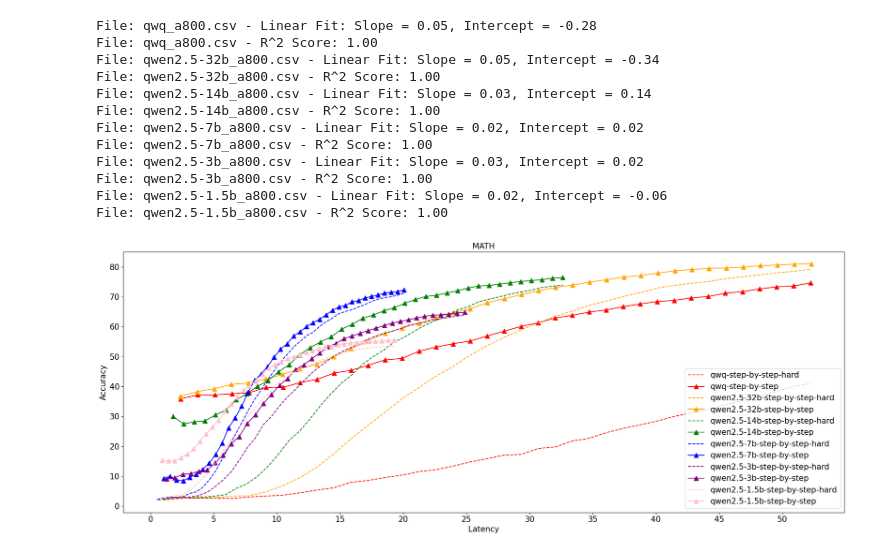
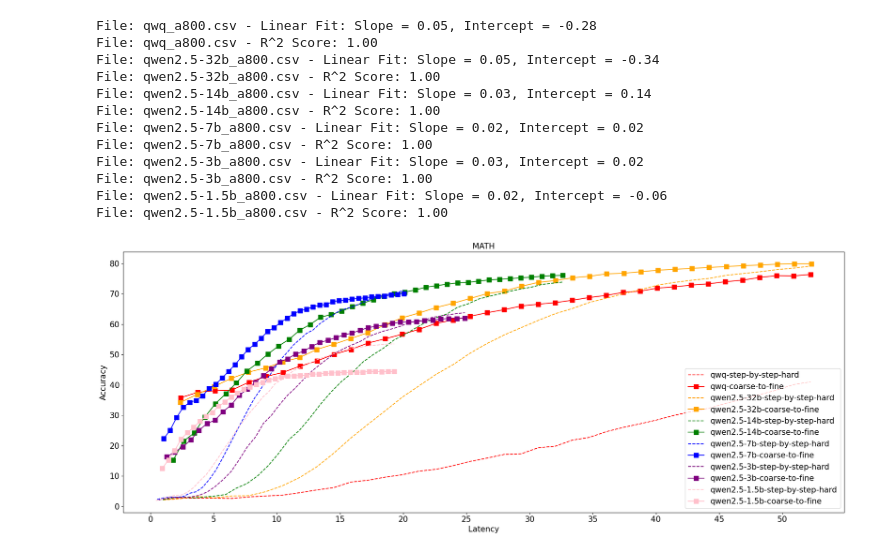
Before and after one commit to miniTsl/Time-Constrained-CoT, a Jupyter notebook: plot/plot_acc_latyency.ipynb, the cells around one changed output. Cells and saved outputs as stored; diff of their text form; code cells hidden in the pictures.

```diff
--- a/plot/plot_acc_latyency.ipynb
+++ b/plot/plot_acc_latyency.ipynb
@@ -137,7 +137,7 @@ marker_size = 8
 for index, model in enumerate(model_list):
     plt.plot(latency_lists[index], acc_lists_hard[index], markersize=marker_size, linestyle='--', color=colors[index], label= model + "-step-by-step-hard")
     plt.plot(latency_lists[index][1:], acc_lists_sbs[index][:-1], marker='^', markersize=marker_size, color=colors[index], label= model + "-step-by-step")
-    # plt.plot(latency_lists[index][1:], acc_lists_c2f[index][:-1], marker='s', markersize=marker_size, color=colors[index], label= model + "-coarse-to-fine")
+    plt.plot(latency_lists[index][1:], acc_lists_c2f[index][:-1], marker='s', markersize=marker_size, color=colors[index], label= model + "-coarse-to-fine")
 
 plt.xlabel("Latency", fontsize=15)
 plt.ylabel("Accuracy", fontsize=15)
@@ -214,20 +214,20 @@ File: qwen2.5-1.5b_a800.csv - R^2 Score: 1.00
 # %%
 plt.figure(figsize=(20, 8))
 marker_size = 8
 
 for index, model in enumerate(model_list):
     plt.plot(latency_lists[index], acc_lists_hard[index], markersize=marker_size, linestyle='--', color=colors[index], label= model + "-step-by-step-hard")
-    plt.plot(latency_lists[index][1:], acc_lists_sbs[index][:-1], marker='^', markersize=marker_size, color=colors[index], label= model + "-step-by-step")
-    # plt.plot(latency_lists[index][1:], acc_lists_c2f[index][:-1], marker='s', markersize=marker_size, color=colors[index], label= model + "-coarse-to-fine")
+    # plt.plot(latency_lists[index][1:], acc_lists_sbs[index][:-1], marker='^', markersize=marker_size, color=colors[index], label= model + "-step-by-step")
+    plt.plot(latency_lists[index][1:], acc_lists_c2f[index][:-1], marker='s', markersize=marker_size, color=colors[index], label= model + "-coarse-to-fine")
 
 plt.xlabel("Latency", fontsize=15)
 plt.ylabel("Accuracy", fontsize=15)
 plt.title(f"{dataset.upper()}", fontsize=15)
 plt.yticks(np.arange(0, 81, 10), fontsize=15)  # Set y-ticks interval to 10
 plt.xticks(np.arange(0, 51, 5), fontsize=15)    # Set x-ticks interval to 5
 # Move the legend outside the plot
 plt.legend(loc='lower right', fontsize=15)
 # Adjust layout
 plt.tight_layout()
 # %% [output]
-[figure, old version]
+[figure, new version]
```
Also changed, not shown: parts of 1 cell of this notebook, 51 other files.
